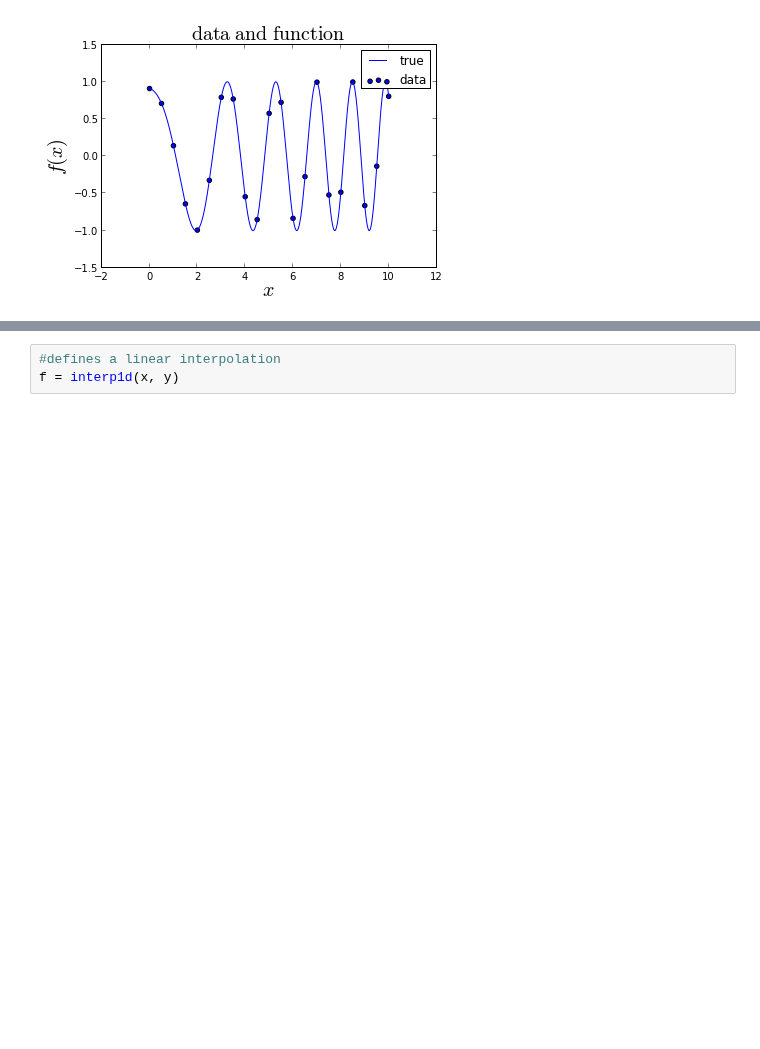
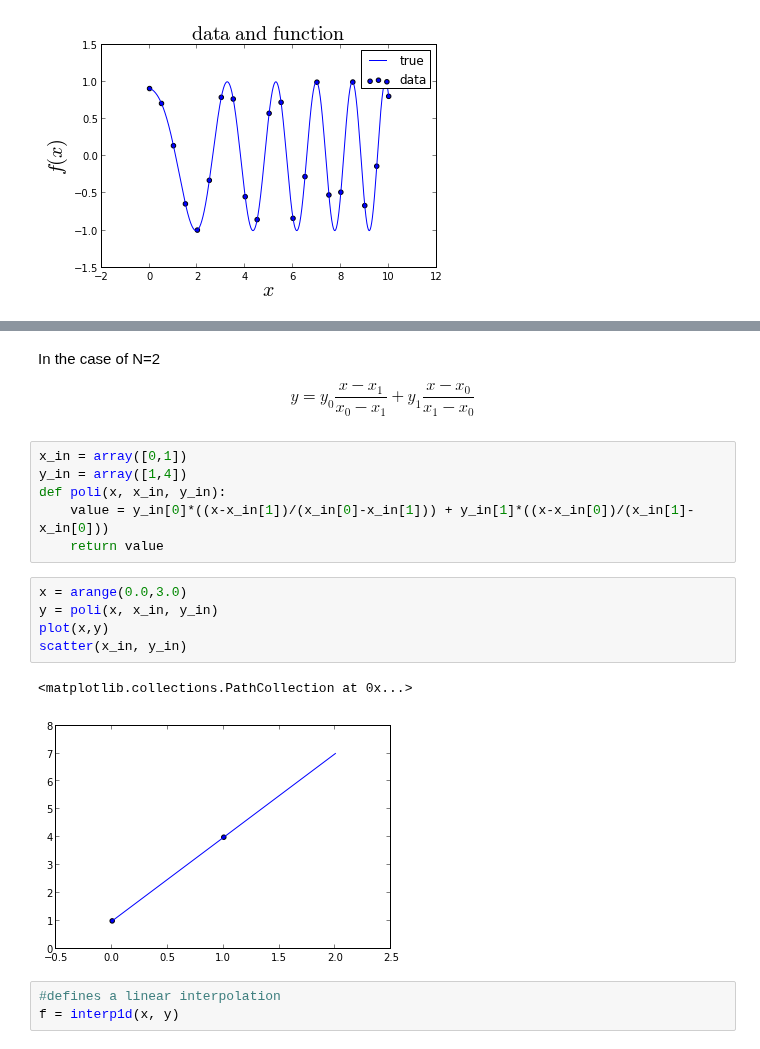
Before and after one commit to dhuertasanchez/ComputationalMethods, a Jupyter notebook: notes/interpolation.ipynb, the cells around one changed output, grey strips where cells are left out. Cells and saved outputs as stored; diff of their text form; blank space fills up the shorter version.

```diff
--- a/notes/interpolation.ipynb
+++ b/notes/interpolation.ipynb
@@ -71,6 +81,26 @@ P(x) = \sum_{i}\left(\prod_{j\neq i} \frac{x - x_{j}}{x_{i}-x_{j}}\right) y_{i}
 $$
 
 Which is known as the lagrangian form of the polynomial.
+# %% [markdown]
+In the case of N=2
+
+$$
+y = y_0 \frac{x-x_1}{x_0-x_1} + y_1\frac{x-x_0}{x_1-x_0}
+$$
+# %%
+x_in = array([0,1])
+y_in = array([1,4])
+def poli(x, x_in, y_in):
+    value = y_in[0]*((x-x_in[1])/(x_in[0]-x_in[1])) + y_in[1]*((x-x_in[0])/(x_in[1]-x_in[0]))
+    return value
+# %%
+x = arange(0.0,3.0)
+y = poli(x, x_in, y_in)
+plot(x,y)
+scatter(x_in, y_in)
+# %% [output]
+<matplotlib.collections.PathCollection at 0x...>
+[figure, added]
 # %%
 #defines a linear interpolation
 f = interp1d(x, y)
```
Also changed, not shown: parts of 6 cells of this notebook.
